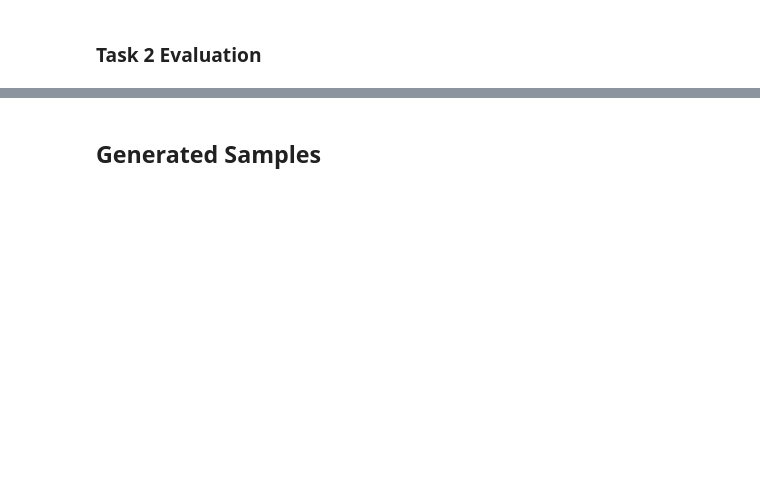
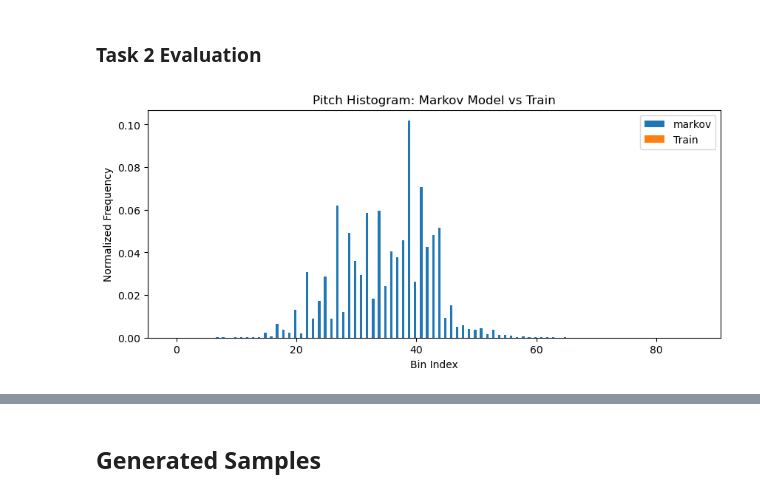
Before and after one commit to GarveyJLi/ragtime-generator, a Jupyter notebook: src/workbook.ipynb, the cells around one changed output, grey strips where cells are left out. Saved outputs shown, nothing was run; the diff lists cells and outputs as text; code cells hidden in the pictures; blank space fills up the shorter version.

```diff
--- a/src/workbook.ipynb
+++ b/src/workbook.ipynb
@@ -1899,3 +1922,86 @@ generate_left_hand_and_save_midi(
 )
 # %% [markdown]
 ### Task 2 Evaluation
+# %%
+# ===== Parse notes from left hand (track 1) only =====
+
+def parse_lh_notes_pretty_midi(midi_file):
+    """
+    Extract notes only from second instrument (track 1) - assumed left hand.
+    Returns list of (pitch, duration) tuples.
+    """
+    pm = pretty_midi.PrettyMIDI(midi_file)
+    if len(pm.instruments) <= 1:
+        return []
+    lh_instrument = pm.instruments[1]
+    notes = []
+    for note in lh_instrument.notes:
+        duration = note.end - note.start
+        notes.append((note.pitch, duration))
+    return notes
+
+# For model-generated samples, assume same parsing (left hand only)
+parse_model_notes = parse_lh_notes_pretty_midi
+
+train_folder = "data_left_hand/"
+markov_folder = "generated_lh_by_rh/"
+scg_model_folder = "symbolic_conditional/"
+
+train_midis = get_midi_files_from_folder(train_folder)
+markov_midis = get_midi_files_from_folder(markov_folder)
+su_midis = get_midi_files_from_folder(scg_model_folder)
+
+# Aggregate notes (only left hand for train, left hand for models)
+train_notes = aggregate_notes_from_midis(train_midis, parse_lh_notes_pretty_midi)
+markov_notes = aggregate_notes_from_midis(markov_midis, parse_model_notes)
+scg_model_notes = aggregate_notes_from_midis(su_midis, parse_model_notes)
+
+# Compute histograms
+pitch_bins = range(21, 109)
+duration_bins = np.linspace(0, 2.0, 20)
+
+train_pitch_hist = get_pitch_histogram(train_notes, bins=pitch_bins)
+markov_pitch_hist = get_pitch_histogram(markov_notes, bins=pitch_bins)
+scg_model_pitch_hist = get_pitch_histogram(scg_model_notes, bins=pitch_bins)
+
+train_duration_hist = get_duration_histogram(train_notes, bins=duration_bins)
+markov_duration_hist = get_duration_histogram(markov_notes, bins=duration_bins)
+scg_model_duration_hist = get_duration_histogram(scg_model_notes, bins=duration_bins)
+
+# Plot pitch histograms: model vs train
+plot_histograms(markov_pitch_hist, train_pitch_hist, 'markov', 'Train', 'Pitch Histogram: Markov Model vs Train')
+plot_histograms(scg_model_pitch_hist, train_pitch_hist, 'scg_model', 'Train', 'Pitch Histogram: SCG Model vs Train')
+plot_histograms(markov_pitch_hist, scg_model_pitch_hist, 'markov', 'scg_model', 'Pitch Histogram: Markov Model vs SCG Model')
+
+# Plot duration histograms similarly
+plot_histograms(markov_duration_hist, train_duration_hist, 'markov', 'Train', 'Duration Histogram: Markov Model vs Train')
+plot_histograms(scg_model_duration_hist, train_duration_hist, 'scg_model', 'Train', 'Duration Histogram: SCG Model vs Train')
+plot_histograms(markov_duration_hist, scg_model_duration_hist, 'markov', 'scg_model', 'Duration Histogram: Markov Model vs SCG Model')
+
+# Compute Self-BLEU on pitch sequences
+markov_sequences = get_pitch_sequences(markov_midis, parse_model_notes)
+scg_model_sequences = get_pitch_sequences(su_midis, parse_model_notes)
+
+markov_self_bleu = self_bleu(markov_sequences)
+scg_model_self_bleu = self_bleu(scg_model_sequences)
+
+train_beat_mean, train_beat_std = aggregate_beat_std(train_midis)
+markov_beat_mean, markov_beat_std = aggregate_beat_std(markov_midis)
+scg_model_beat_mean, scg_model_beat_std = aggregate_beat_std(su_midis)
+
+print(f"Train Beat STD Mean: {train_beat_mean:.4f}")
+print(f"markov Beat STD Mean: {markov_beat_mean:.4f}")
+print(f"scg_model Beat STD Mean: {scg_model_beat_mean:.4f}")
+
+print(f"markov Self-BLEU (diversity): {markov_self_bleu:.4f}")
+print(f"Model2 Self-BLEU (diversity): {scg_model_self_bleu:.4f}")
+
+train_tempo_mean, train_tempo_std = aggregate_tempo_stds(train_midis)
+model1_tempo_mean, model1_tempo_std = aggregate_tempo_stds(markov_midis)
+model2_tempo_mean, model2_tempo_std = aggregate_tempo_stds(su_midis)
+
+print(f"Train Tempo STD Mean: {train_tempo_mean:.4f}")
+print(f"Model1 Tempo STD Mean: {model1_tempo_mean:.4f}")
+print(f"Model2 Tempo STD Mean: {model2_tempo_mean:.4f}")
+# %% [output]
+[figure, added]
```
Also changed, not shown: parts of 26 cells of this notebook.
